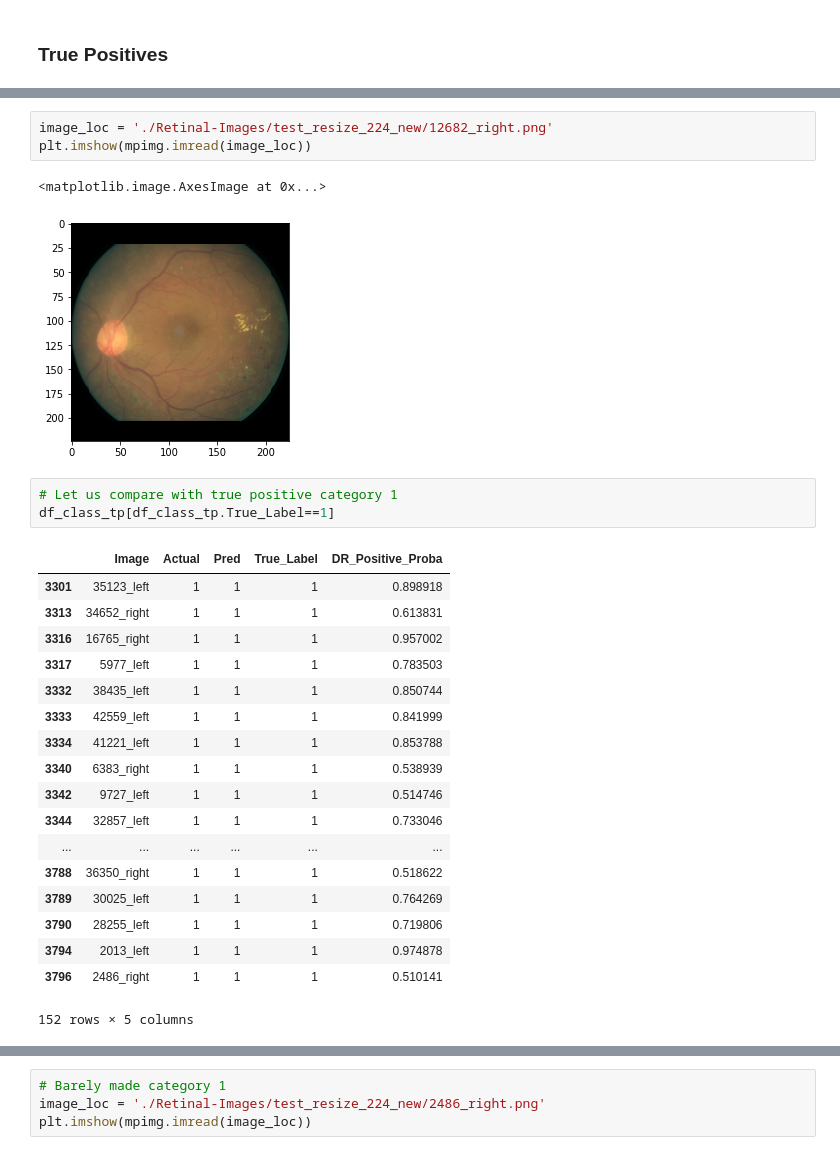
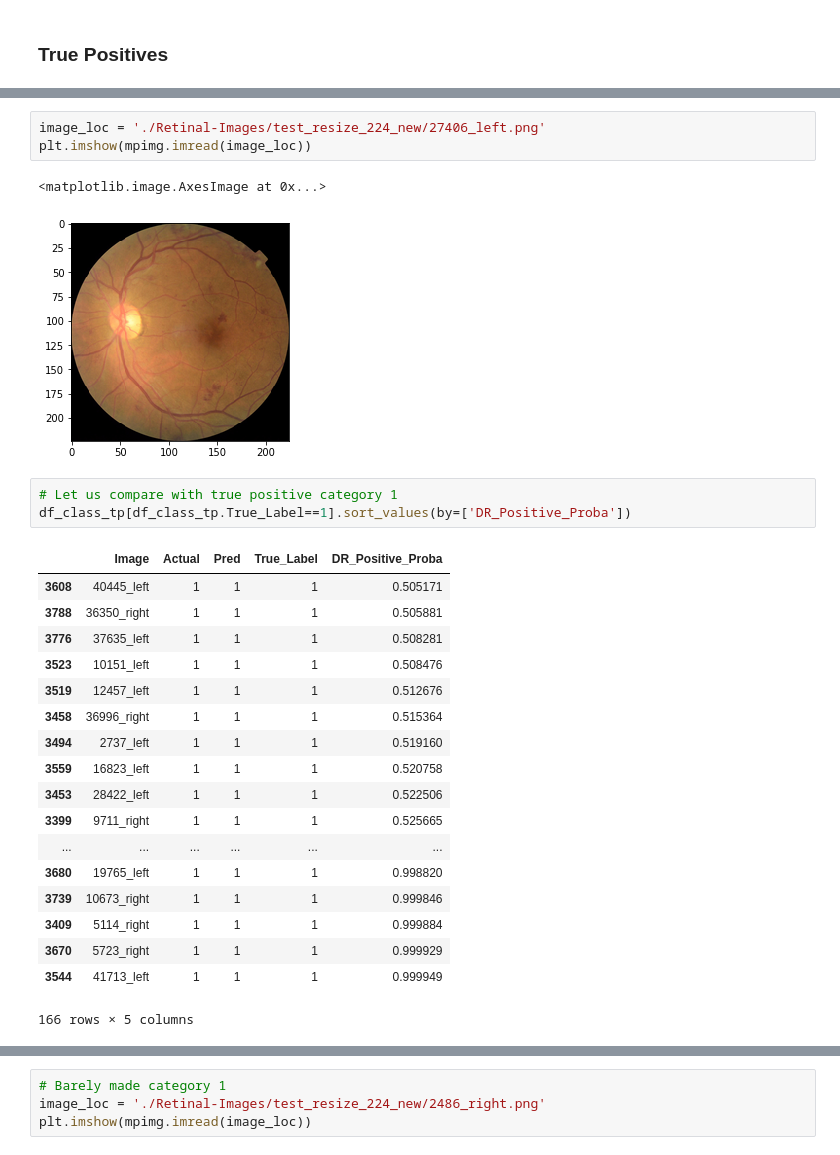
Before and after one commit to pkurapati/DR-Detection, a Jupyter notebook: code/DR_Best_Model_512.ipynb, the cells around one changed output, grey strips where cells are left out. Drawn from its saved outputs; the diff is of its cells as text.

```diff
--- a/code/DR_Best_Model_512.ipynb
+++ b/code/DR_Best_Model_512.ipynb
@@ -786,28 +789,28 @@ plt.imshow(mpimg.imread(image_loc))
 # %%
-image_loc = './Retinal-Images/test_resize_224_new/12682_right.png'
+image_loc = './Retinal-Images/test_resize_224_new/27406_left.png'
 plt.imshow(mpimg.imread(image_loc))
 # %% [output]
 <matplotlib.image.AxesImage at 0x...>
-[figure, old version]
+[figure, new version]
 # %%
 # Let us compare with true positive category 1
-df_class_tp[df_class_tp.True_Label==1]
+df_class_tp[df_class_tp.True_Label==1].sort_values(by=['DR_Positive_Proba'])
 # %% [output]
 |  | Image | Actual | Pred | True_Label | DR_Positive_Proba |
-| 3301 | 35123_left | 1 | 1 | 1 | 0.898918 |
-| 3313 | 34652_right | 1 | 1 | 1 | 0.613831 |
-| 3316 | 16765_right | 1 | 1 | 1 | 0.957002 |
-| 3317 | 5977_left | 1 | 1 | 1 | 0.783503 |
-| 3332 | 38435_left | 1 | 1 | 1 | 0.850744 |
-| 3333 | 42559_left | 1 | 1 | 1 | 0.841999 |
-| 3334 | 41221_left | 1 | 1 | 1 | 0.853788 |
-| 3340 | 6383_right | 1 | 1 | 1 | 0.538939 |
-| 3342 | 9727_left | 1 | 1 | 1 | 0.514746 |
-| 3344 | 32857_left | 1 | 1 | 1 | 0.733046 |
+| 3608 | 40445_left | 1 | 1 | 1 | 0.505171 |
+| 3788 | 36350_right | 1 | 1 | 1 | 0.505881 |
+| 3776 | 37635_left | 1 | 1 | 1 | 0.508281 |
+| 3523 | 10151_left | 1 | 1 | 1 | 0.508476 |
+| 3519 | 12457_left | 1 | 1 | 1 | 0.512676 |
+| 3458 | 36996_right | 1 | 1 | 1 | 0.515364 |
+| 3494 | 2737_left | 1 | 1 | 1 | 0.519160 |
+| 3559 | 16823_left | 1 | 1 | 1 | 0.520758 |
+| 3453 | 28422_left | 1 | 1 | 1 | 0.522506 |
+| 3399 | 9711_right | 1 | 1 | 1 | 0.525665 |
 | ... | ... | ... | ... | ... | ... |
-| 3788 | 36350_right | 1 | 1 | 1 | 0.518622 |
-| 3789 | 30025_left | 1 | 1 | 1 | 0.764269 |
-| 3790 | 28255_left | 1 | 1 | 1 | 0.719806 |
-| 3794 | 2013_left | 1 | 1 | 1 | 0.974878 |
-| 3796 | 2486_right | 1 | 1 | 1 | 0.510141 |
+| 3680 | 19765_left | 1 | 1 | 1 | 0.998820 |
+| 3739 | 10673_right | 1 | 1 | 1 | 0.999846 |
+| 3409 | 5114_right | 1 | 1 | 1 | 0.999884 |
+| 3670 | 5723_right | 1 | 1 | 1 | 0.999929 |
+| 3544 | 41713_left | 1 | 1 | 1 | 0.999949 |
-152 rows × 5 columns
+166 rows × 5 columns
```
Also changed, not shown: parts of 58 cells of this notebook.
